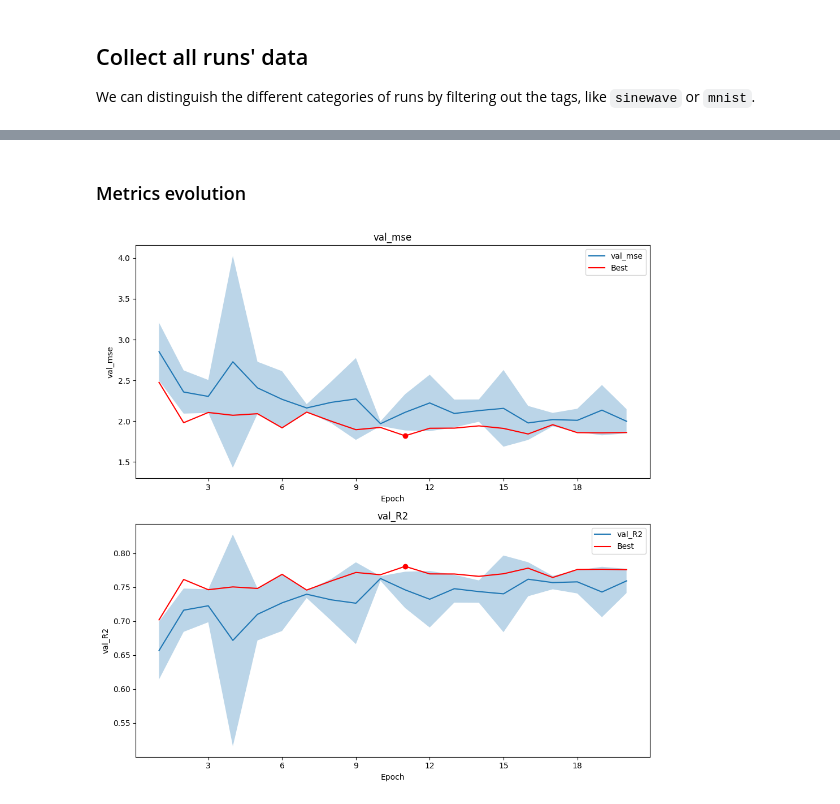
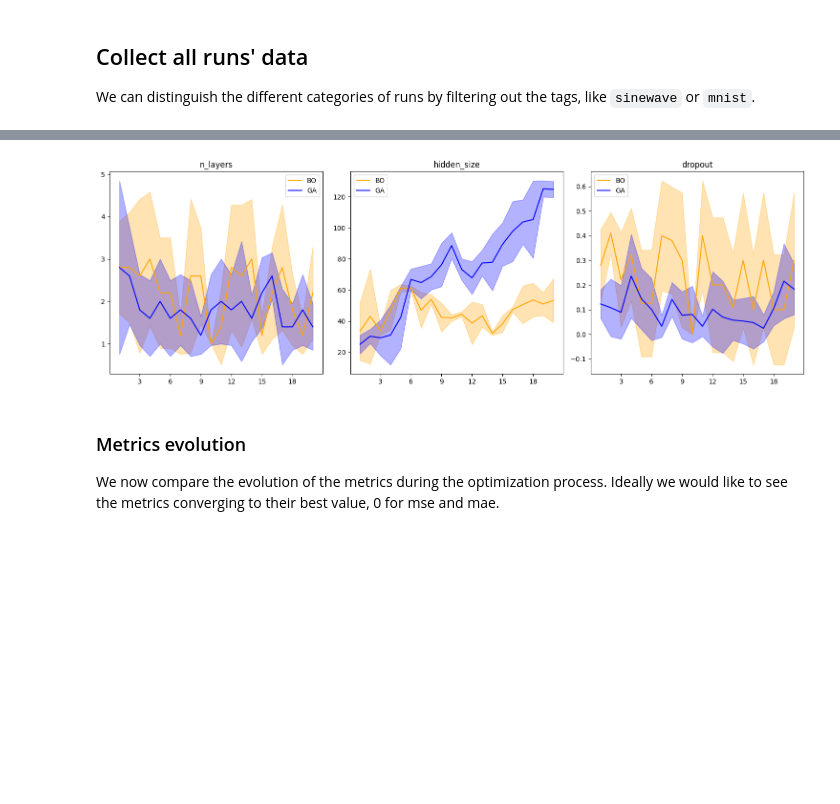
Before and after one commit to GabrielePintus/GMOO-Project, a Jupyter notebook: notebooks/Results MNIST MLP.ipynb, the cells around one changed output, grey strips where cells are left out. Drawn from its saved outputs; the diff is of its cells as text; code cells hidden in the pictures; blank space fills up the shorter version.

```diff
--- a/notebooks/Results MNIST MLP.ipynb
+++ b/notebooks/Results MNIST MLP.ipynb
@@ -45,3 +29,14 @@ display(df.head())
+# %%
+runs_GA = api.runs(path, filters=Filter.MLP_MNIST_GA)
+runs_GA = list(runs_GA)
+
+runs_BO = api.runs(path, filters=Filter.MLP_MNIST_BO)
+runs_BO = list(runs_BO)
+# %%
+df_GA = runs_to_df_ga(runs_GA)
+df_BO = runs_to_df_bo(runs_BO)
+# %%
+smooting_window = 1
 # %% [markdown]
 ### Hyperparameters evolution
 
@@ -80,2 +45,0 @@ plt.show()
-# %% [markdown]
-### Metrics evolution
@@ -89,21 +45,0 @@ best = df[df['val_mse'] == df['val_mse'].min()]
-# %%
-fig, ax = plt.subplots(nrows=len(cols), ncols=1, figsize=(10, 5*len(cols)))
-for i, metric in enumerate(cols):
-    ax[i].plot(mean[metric], label=metric)
-    ax[i].fill_between(mean.index, mean[metric] - std[metric], mean[metric] + std[metric], alpha=0.3)
-    ax[i].plot(mean.index, best_values[metric], color='red', label='Best')
-    # Add the best value as a scatter point
-    ax[i].scatter(best['generation'], best[metric], color='red')
-
-    ax[i].set_title(metric)
-    ax[i].set_xlabel('Epoch')
-    ax[i].set_ylabel(metric)
-    ax[i].legend()
-
-    # Set x-axis to integer ticks with step size of 1
-    ax[i].xaxis.set_major_locator(MaxNLocator(integer=True, prune=None))
-
-plt.tight_layout()
-plt.show()
-# %% [output]
-[figure, removed]
@@ -109,0 +48,33 @@ plt.show()
+# %%
+# Groupby generation and apply mean
+mean_GA = df_BO.groupby('generation')[cols].mean().rolling(smooting_window).mean()
+mean_BO = df_GA.groupby('generation')[cols].mean().rolling(smooting_window).mean()
+
+std_GA = df_BO.groupby('generation')[cols].std().rolling(smooting_window).mean()
+std_BO = df_GA.groupby('generation')[cols].std().rolling(smooting_window).mean()
+# %%
+# Plotting
+fig, ax = plt.subplots(1, len(cols), figsize=(len(cols)*5, 5))
+for i, col in enumerate(cols):
+    # GENETIC ALGORITHM
+    # Mean and std
+    ax[i].plot(mean_GA[col], label='BO', color='orange')
+    ax[i].fill_between(mean_GA.index, mean_GA[col] - std_GA[col], mean_GA[col] + std_GA[col], alpha=0.3, color='orange')
+
+    # BAYESIAN OPTIMIZATION
+    # Mean and std
+    ax[i].plot(mean_BO[col], label='GA', color='blue')
+    ax[i].fill_between(mean_BO.index, mean_BO[col] - std_BO[col], mean_BO[col] + std_BO[col], alpha=0.3, color='blue')
+
+    # Title
+    ax[i].set_title(col)
+    ax[i].xaxis.set_major_locator(MaxNLocator(integer=True, prune=None))
+    ax[i].legend()
+plt.tight_layout()
+plt.show()
+# %% [output]
+[figure, added]
+# %% [markdown]
+### Metrics evolution
+
+We now compare the evolution of the metrics during the optimization process. Ideally we would like to see the metrics converging to their best value, 0 for mse and mae.
```
Also changed, not shown: parts of 15 cells of this notebook, 4 other files.
